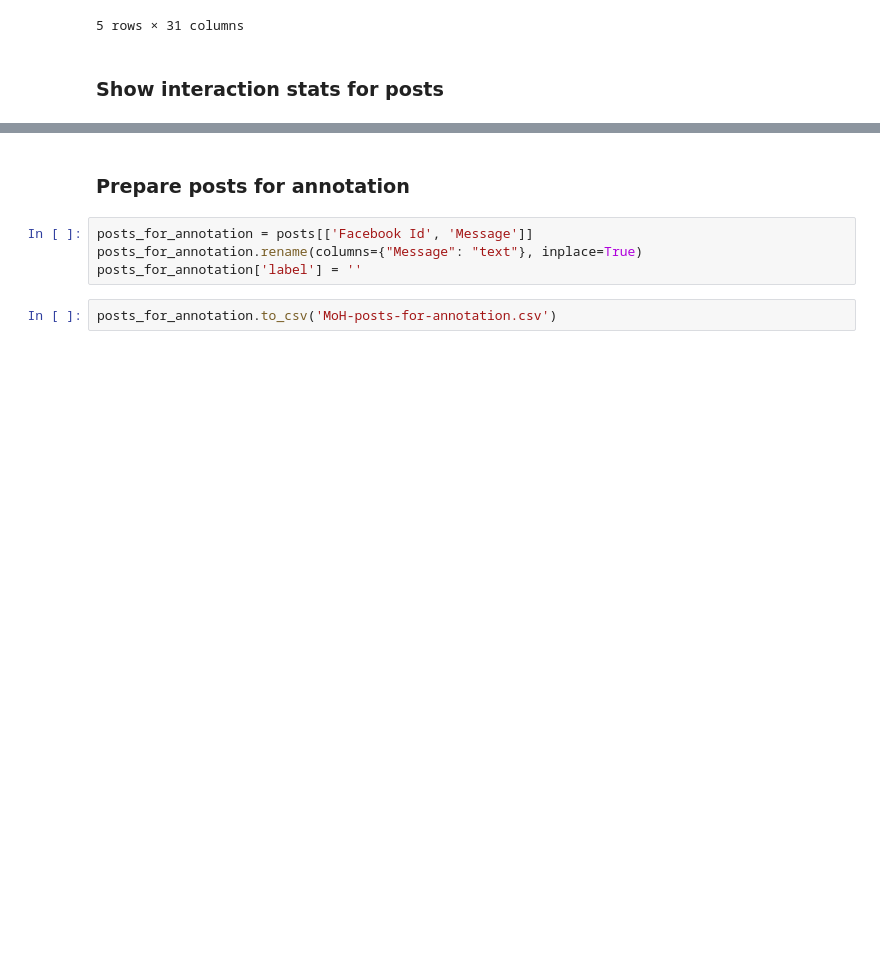
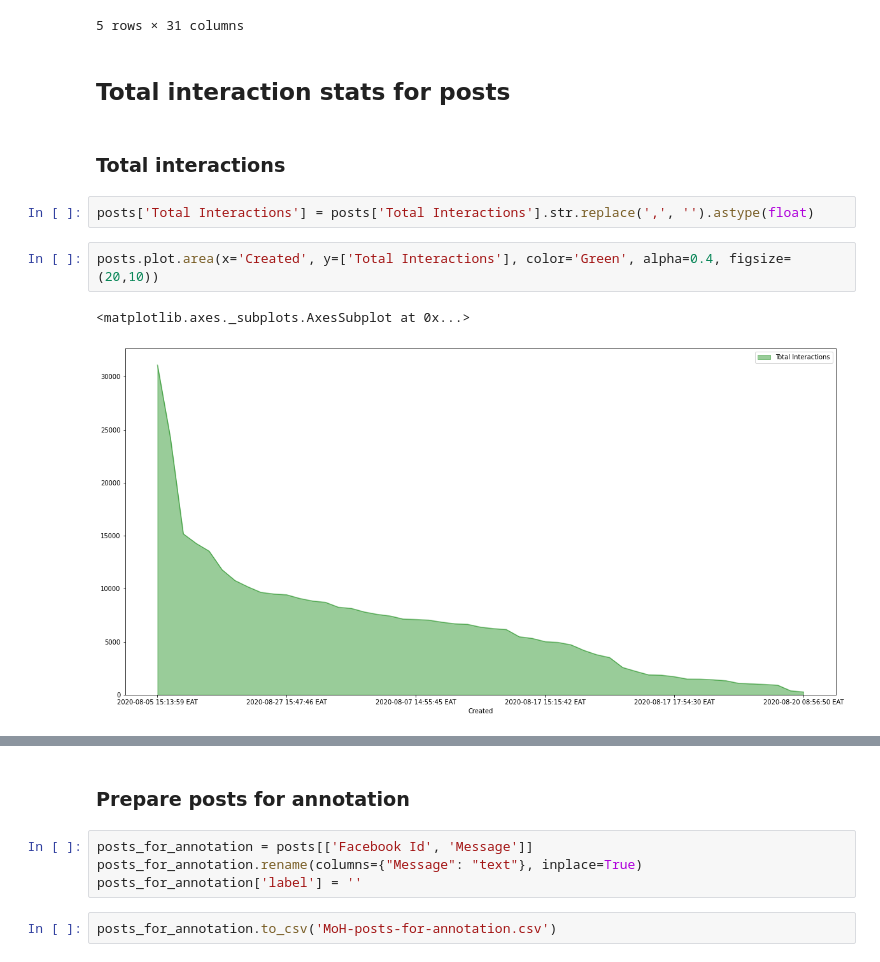
Before and after one commit to SunbirdAI/covid19-uganda-facebook-data-analysis, a Jupyter notebook: MoH page posts.ipynb, the cells around one changed output, grey strips where cells are left out. Drawn from its saved outputs; the diff is of its cells as text; blank space fills up the shorter version.

```diff
--- a/MoH page posts.ipynb
+++ b/MoH page posts.ipynb
@@ -14,4 +14,13 @@ posts.head()
 | 4 | Ministry of Health- Uganda | minofhealthUG | 767949523254855 | 175516 | 2020-08-15 15:05:22 EAT | Native Video | 12170 | 428 | 744 | ... |
 5 rows × 31 columns
 # %% [markdown]
-### Show interaction stats for posts
+## Total interaction stats for posts
+# %% [markdown]
+### Total interactions
+# %%
+posts['Total Interactions'] = posts['Total Interactions'].str.replace(',', '').astype(float)
+# %%
+posts.plot.area(x='Created', y=['Total Interactions'], color='Green', alpha=0.4, figsize=(20,10))
+# %% [output]
+<matplotlib.axes._subplots.AxesSubplot at 0x...>
+[figure, added]
```
Also changed, not shown: parts of 4 cells of this notebook, 4 other files.
